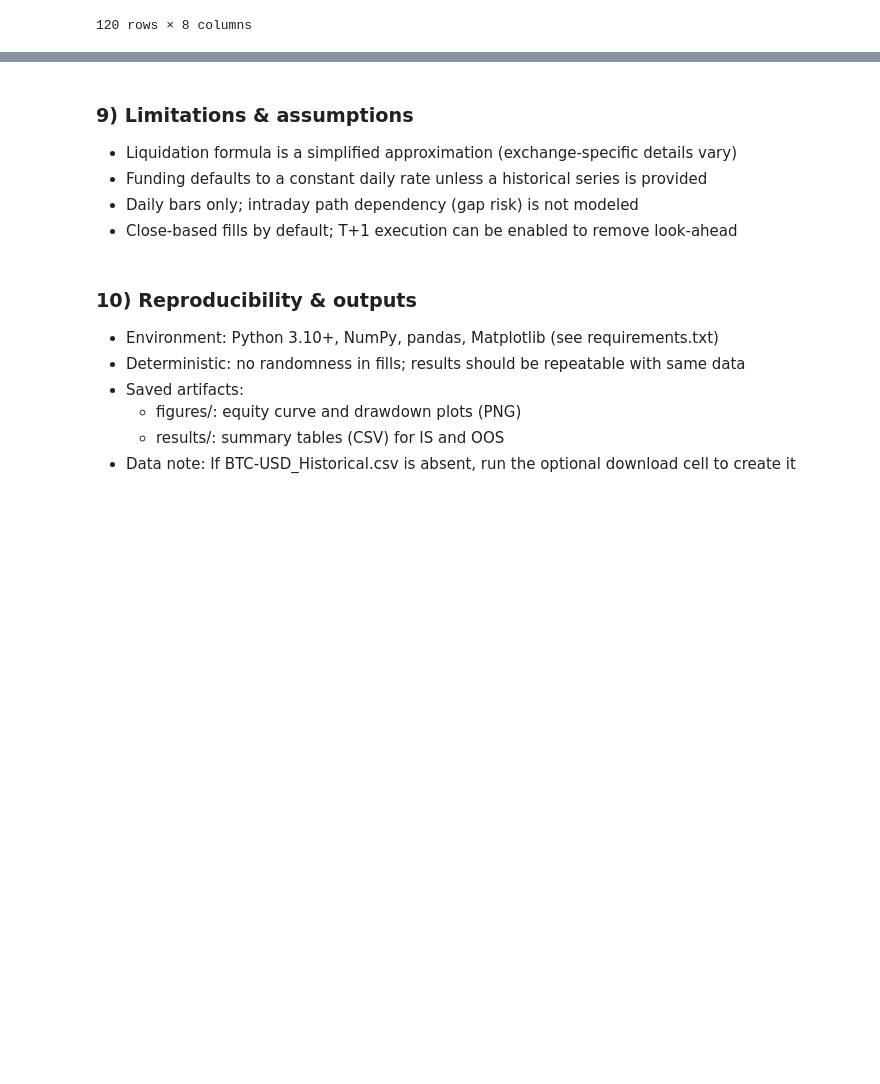
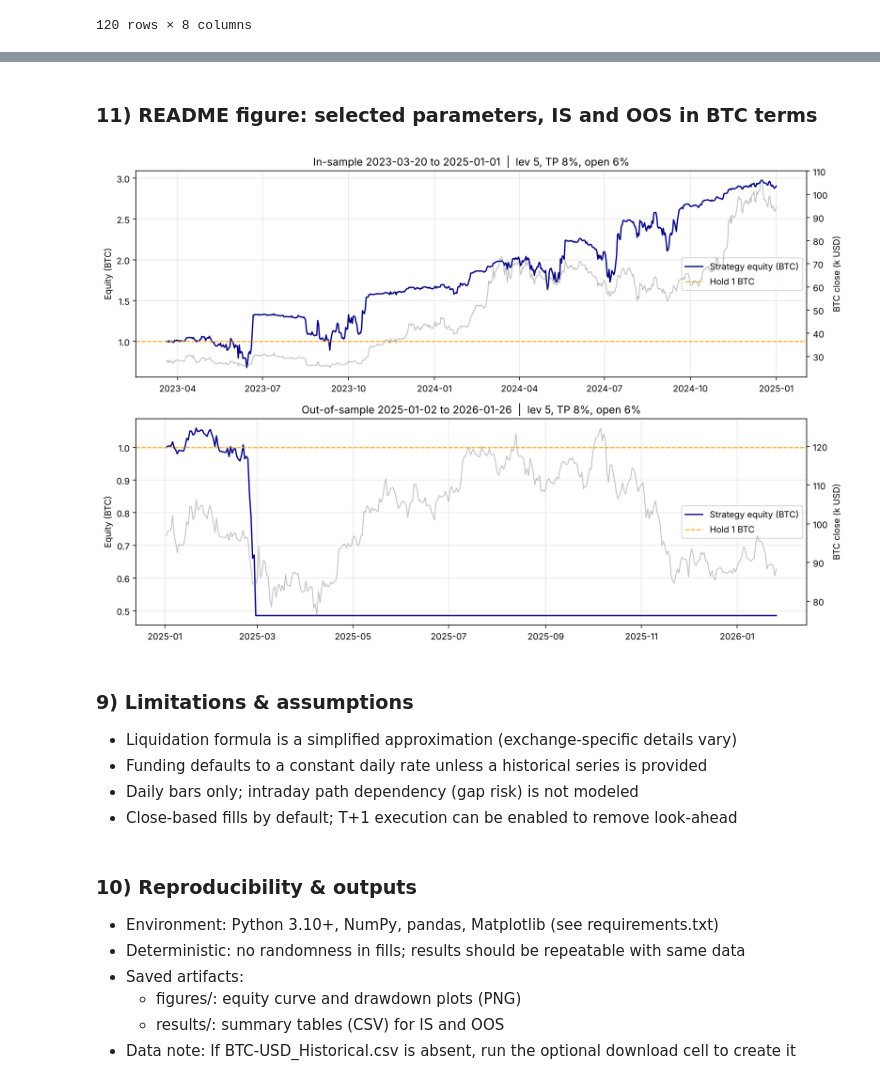
Before and after one commit to gmendozaveirana/MS-backtesting, a Jupyter notebook: MS_backtesting.ipynb, the cells around one changed output, grey strips where cells are left out. Drawn from its saved outputs; the diff is of its cells as text; code cells hidden in the pictures; blank space fills up the shorter version.

```diff
--- a/MS_backtesting.ipynb
+++ b/MS_backtesting.ipynb
@@ -541,3 +538,24 @@ Longest DD BTC (days): 37
+# %% [markdown]
+### 11) README figure: selected parameters, IS and OOS in BTC terms
+# %%
+fig, axes = plt.subplots(2, 1, figsize=(12, 8), sharex=False)
+for ax, (label, pf) in zip(axes, [('In-sample', perf_is_best), ('Out-of-sample', perf_oos)]):
+    eq_btc = pf['Equity_USD'] / pf['Close']
+    ax.plot(pf['Date'], eq_btc, color='navy', linewidth=1.5, label='Strategy equity (BTC)')
+    ax.axhline(1.0, color='orange', linestyle='--', linewidth=1.2, label='Hold 1 BTC')
+    ax2 = ax.twinx()
+    ax2.plot(pf['Date'], pf['Close'] / 1000.0, color='grey', alpha=0.5, linewidth=1.0, label='BTC close (k USD)')
+    ax2.set_ylabel('BTC close (k USD)')
+    title = f"{label} {pf['Date'].iloc[0].date()} to {pf['Date'].iloc[-1].date()}  |  lev {best_params['leverage_limit']}, TP {best_params['take_profit_pct']:.0%}, open {best_params['open_margin_pct']:.0%}"
+    ax.set_title(title)
+    ax.set_ylabel('Equity (BTC)')
+    ax.grid(True, alpha=0.3)
+    ax.legend(loc='center right')
+plt.tight_layout()
+plt.savefig('equity.curve.png', dpi=150, bbox_inches='tight')
+plt.show()
+# %% [output]
+[figure, added]
 # %% [markdown]
 ### 9) Limitations & assumptions
 
```
Also changed, not shown: parts of 2 cells of this notebook, 3 other files.
